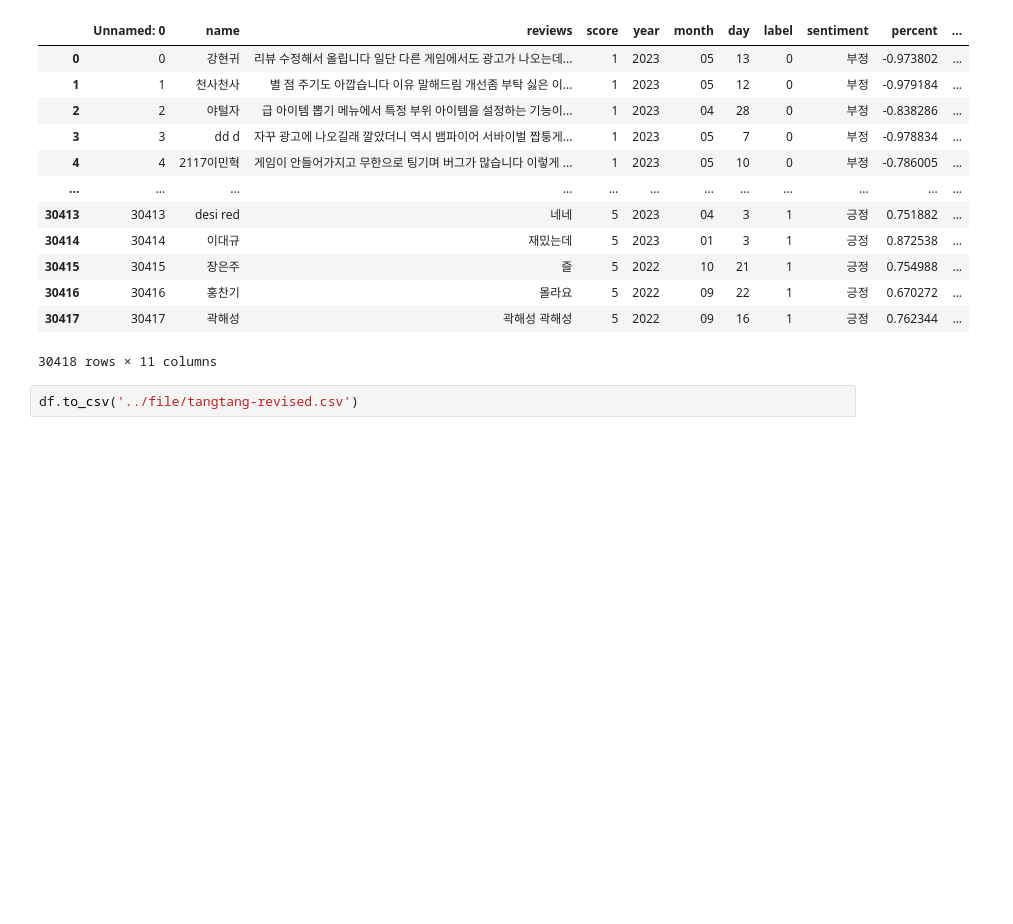
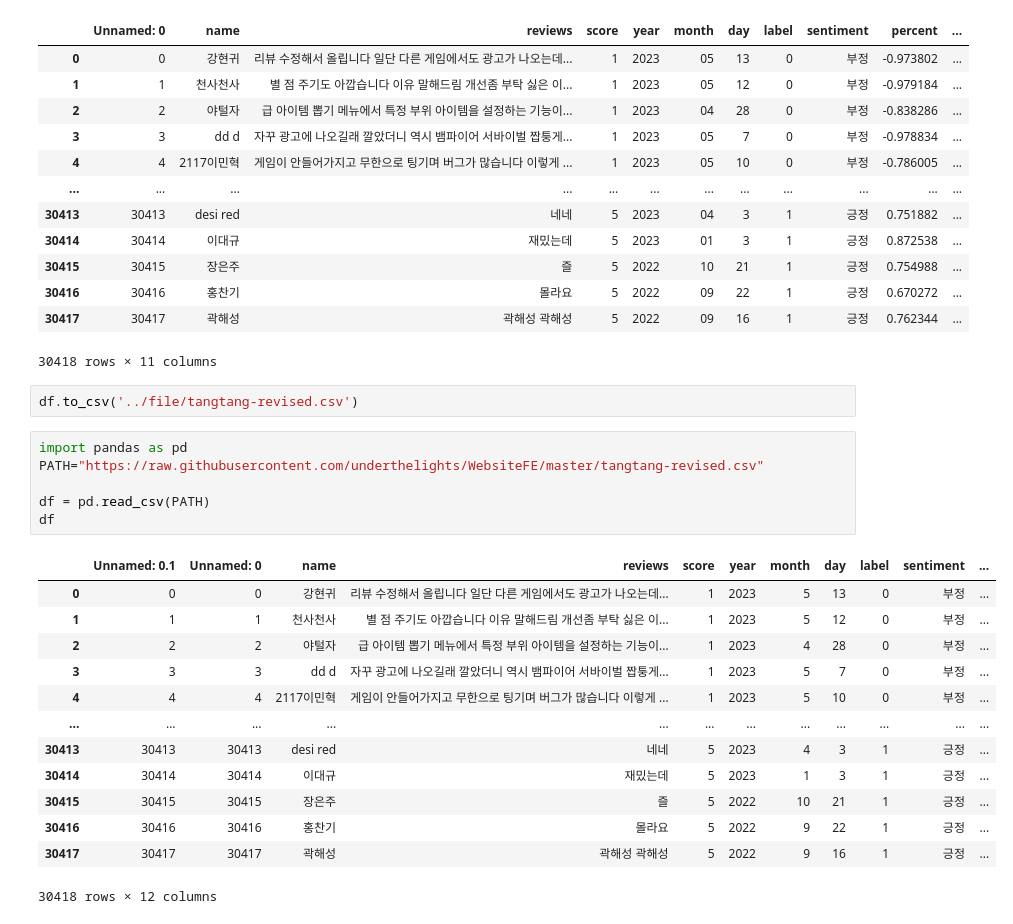
Before and after one commit to dokko1/nlp-dashboard, a Jupyter notebook: app/df.ipynb, the cells around one changed output. Drawn from its saved outputs; the diff is of its cells as text; blank space fills up the shorter version.

```diff
--- a/app/df.ipynb
+++ b/app/df.ipynb
@@ -82,3 +82,23 @@ df
 30418 rows × 11 columns
 # %%
 df.to_csv('../file/tangtang-revised.csv')
+# %%
+import pandas as pd
+PATH="https://raw.githubusercontent.com/underthelights/WebsiteFE/master/tangtang-revised.csv"
+
+df = pd.read_csv(PATH)
+df
+# %% [output]
+|  | Unnamed: 0.1 | Unnamed: 0 | name | reviews | score | year | month | day | label | sentiment | ... |
+| 0 | 0 | 0 | 강현귀 | 리뷰 수정해서 올립니다 일단 다른 게임에서도 광고가 나오는데... | 1 | 2023 | 5 | 13 | 0 | 부정 | ... |
+| 1 | 1 | 1 | 천사천사 | 별 점 주기도 아깝습니다 이유 말해드림 개선좀 부탁 싫은 이... | 1 | 2023 | 5 | 12 | 0 | 부정 | ... |
+| 2 | 2 | 2 | 야털자 | 급 아이템 뽑기 메뉴에서 특정 부위 아이템을 설정하는 기능이... | 1 | 2023 | 4 | 28 | 0 | 부정 | ... |
+| 3 | 3 | 3 | dd d | 자꾸 광고에 나오길래 깔았더니 역시 뱀파이어 서바이벌 짭퉁게... | 1 | 2023 | 5 | 7 | 0 | 부정 | ... |
+| 4 | 4 | 4 | 2117이민혁 | 게임이 안들어가지고 무한으로 팅기며 버그가 많습니다 이렇게 ... | 1 | 2023 | 5 | 10 | 0 | 부정 | ... |
+| ... | ... | ... | ... | ... | ... | ... | ... | ... | ... | ... | ... |
+| 30413 | 30413 | 30413 | desi red | 네네 | 5 | 2023 | 4 | 3 | 1 | 긍정 | ... |
+| 30414 | 30414 | 30414 | 이대규 | 재밌는데 | 5 | 2023 | 1 | 3 | 1 | 긍정 | ... |
+| 30415 | 30415 | 30415 | 장은주 | 즐 | 5 | 2022 | 10 | 21 | 1 | 긍정 | ... |
+| 30416 | 30416 | 30416 | 홍찬기 | 몰라요 | 5 | 2022 | 9 | 22 | 1 | 긍정 | ... |
+| 30417 | 30417 | 30417 | 곽해성 | 곽해성 곽해성 | 5 | 2022 | 9 | 16 | 1 | 긍정 | ... |
+30418 rows × 12 columns
```
Also changed, not shown: parts of 4 cells of this notebook, 4 other files.
